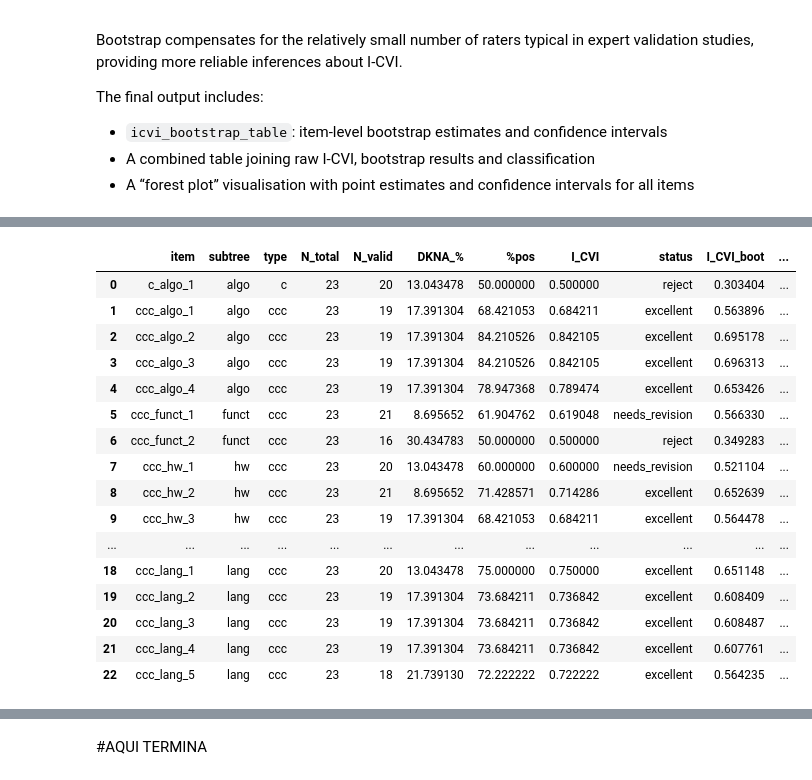
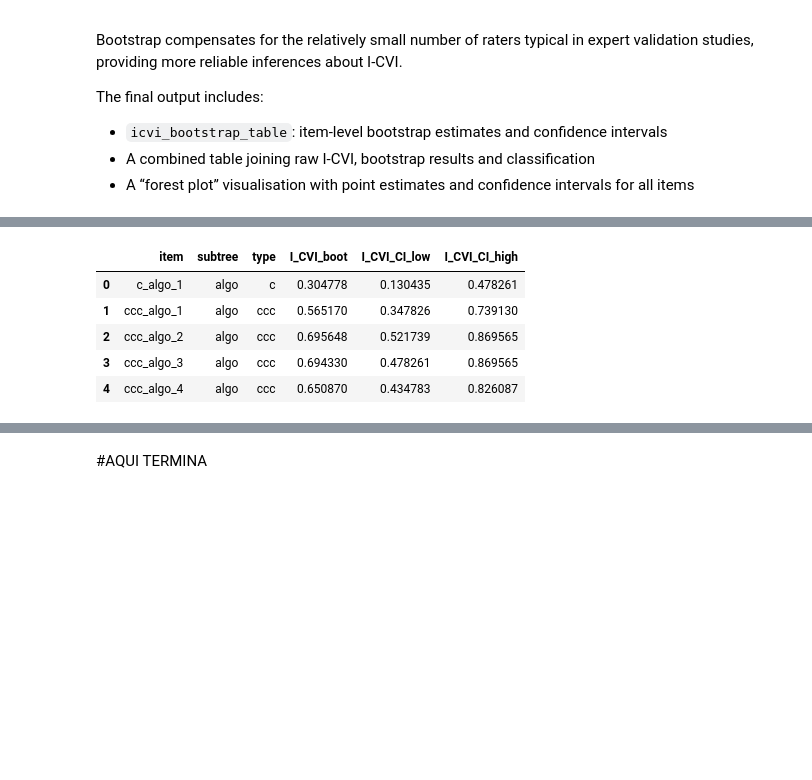
Before and after one commit to ricpdc/QSPL-Survey, a Jupyter notebook: QSE_Survey_Analysis_Colab.ipynb, the cells around one changed output, grey strips where cells are left out. Saved outputs shown, nothing was run; the diff lists cells and outputs as text; code cells hidden in the pictures; blank space fills up the shorter version.

```diff
--- a/QSE_Survey_Analysis_Colab.ipynb
+++ b/QSE_Survey_Analysis_Colab.ipynb
@@ -3526,7 +3695,59 @@ The final output includes:
 import numpy as np
 import pandas as pd
 
+# ----------------------------------------------------------------
+# 0. Ensure icvi_bootstrap_table exists; if not, compute it here
+# ----------------------------------------------------------------
+if "icvi_bootstrap_table" not in globals():
+    print("icvi_bootstrap_table not found — computing bootstrap table now...")
+
+    B = 10000  # number of bootstrap iterations
+    bootstrap_records = []
+
+    for _, row in icvi_table.iterrows():
+        item = row["item"]
+        subtree = row["subtree"]
+        type_ = row["type"]
+
+        # Extract ratings for this item
+        s = pd.to_numeric(df[item], errors="coerce").dropna()
+        if s.empty:
+            bootstrap_records.append({
+                "item": item,
+                "subtree": subtree,
+                "type": type_,
+                "I_CVI_boot": np.nan,
+                "I_CVI_CI_low": np.nan,
+                "I_CVI_CI_high": np.nan
+            })
+            continue
+
+        positive = (s == 3).astype(int)
+        N = len(positive)
+
+        boot_icvi = []
+        for _ in range(B):
+            sample = positive.sample(N, replace=True)
+            boot_icvi.append(sample.mean())
+
+        boot_icvi = np.array(boot_icvi)
+
+        bootstrap_records.append({
+            "item": item,
+            "subtree": subtree,
+            "type": type_,
+            "I_CVI_boot": boot_icvi.mean(),
+            "I_CVI_CI_low": np.percentile(boot_icvi, 2.5),
+            "I_CVI_CI_high": np.percentile(boot_icvi, 97.5)
+        })
+
+    icvi_bootstrap_table = pd.DataFrame(bootstrap_records)
+    print("Bootstrap table 'icvi_bootstrap_table' created.")
+    display(icvi_bootstrap_table.head())
+
+# ----------------------------------------------------------------
 # 1. Merge raw I-CVI with bootstrap results
+# ----------------------------------------------------------------
 icvi_full = pd.merge(
     icvi_table,
     icvi_bootstrap_table,
@@ -3534,7 +3755,9 @@ icvi_full = pd.merge(
     how="left"
 )
 
+# ----------------------------------------------------------------
 # 2. Base status from I-CVI (Point 3) with 0.55 / 0.65
+# ----------------------------------------------------------------
 def classify_base(icvi, th1=0.55, th2=0.65):
     if pd.isna(icvi):
         return "insufficient_data"
@@ -3546,7 +3769,9 @@ def classify_base(icvi, th1=0.55, th2=0.65):
 
 icvi_full["status_base"] = icvi_full["I_CVI"].apply(classify_base)
 
+# ----------------------------------------------------------------
 # 3. CI-based status (Point 4) with 0.55 / 0.65
+# ----------------------------------------------------------------
 def classify_by_ci(row, th1=0.55, th2=0.65):
     low = row["I_CVI_CI_low"]
     high = row["I_CVI_CI_high"]
@@ -3562,13 +3787,17 @@ def classify_by_ci(row, th1=0.55, th2=0.65):
 
 icvi_full["status_ci"] = icvi_full.apply(classify_by_ci, axis=1)
 
+# ----------------------------------------------------------------
 # 4. Optional final combined label
+# ----------------------------------------------------------------
 def combine(row):
     return f"{row['status_base']} | {row['status_ci']}"
 
 icvi_full["status_final"] = icvi_full.apply(combine, axis=1)
 
-# 5. Sorting
+# ----------------------------------------------------------------
+# 5. Sorting and display
+# ----------------------------------------------------------------
 icvi_full = icvi_full.sort_values(
     ["subtree", "type", "item"]
 ).reset_index(drop=True)
@@ -3580,17 +3810,6 @@ display(icvi_full)
-|  | item | subtree | type | N_total | N_valid | DKNA_% | %pos | I_CVI | status | I_CVI_boot | ... |
-| 0 | c_algo_1 | algo | c | 23 | 20 | 13.043478 | 50.000000 | 0.500000 | reject | 0.303404 | ... |
-| 1 | ccc_algo_1 | algo | ccc | 23 | 19 | 17.391304 | 68.421053 | 0.684211 | excellent | 0.563896 | ... |
-| 2 | ccc_algo_2 | algo | ccc | 23 | 19 | 17.391304 | 84.210526 | 0.842105 | excellent | 0.695178 | ... |
-| 3 | ccc_algo_3 | algo | ccc | 23 | 19 | 17.391304 | 84.210526 | 0.842105 | excellent | 0.696313 | ... |
-| 4 | ccc_algo_4 | algo | ccc | 23 | 19 | 17.391304 | 78.947368 | 0.789474 | excellent | 0.653426 | ... |
-| 5 | ccc_funct_1 | funct | ccc | 23 | 21 | 8.695652 | 61.904762 | 0.619048 | needs_revision | 0.566330 | ... |
-| 6 | ccc_funct_2 | funct | ccc | 23 | 16 | 30.434783 | 50.000000 | 0.500000 | reject | 0.349283 | ... |
-| 7 | ccc_hw_1 | hw | ccc | 23 | 20 | 13.043478 | 60.000000 | 0.600000 | needs_revision | 0.521104 | ... |
-| 8 | ccc_hw_2 | hw | ccc | 23 | 21 | 8.695652 | 71.428571 | 0.714286 | excellent | 0.652639 | ... |
-| 9 | ccc_hw_3 | hw | ccc | 23 | 19 | 17.391304 | 68.421053 | 0.684211 | excellent | 0.564478 | ... |
-| ... | ... | ... | ... | ... | ... | ... | ... | ... | ... | ... | ... |
-| 18 | ccc_lang_1 | lang | ccc | 23 | 20 | 13.043478 | 75.000000 | 0.750000 | excellent | 0.651148 | ... |
-| 19 | ccc_lang_2 | lang | ccc | 23 | 19 | 17.391304 | 73.684211 | 0.736842 | excellent | 0.608409 | ... |
-| 20 | ccc_lang_3 | lang | ccc | 23 | 19 | 17.391304 | 73.684211 | 0.736842 | excellent | 0.608487 | ... |
-| 21 | ccc_lang_4 | lang | ccc | 23 | 19 | 17.391304 | 73.684211 | 0.736842 | excellent | 0.607761 | ... |
-| 22 | ccc_lang_5 | lang | ccc | 23 | 18 | 21.739130 | 72.222222 | 0.722222 | excellent | 0.564235 | ... |
+|  | item | subtree | type | I_CVI_boot | I_CVI_CI_low | I_CVI_CI_high |
+| 0 | c_algo_1 | algo | c | 0.304778 | 0.130435 | 0.478261 |
+| 1 | ccc_algo_1 | algo | ccc | 0.565170 | 0.347826 | 0.739130 |
+| 2 | ccc_algo_2 | algo | ccc | 0.695648 | 0.521739 | 0.869565 |
+| 3 | ccc_algo_3 | algo | ccc | 0.694330 | 0.478261 | 0.869565 |
+| 4 | ccc_algo_4 | algo | ccc | 0.650870 | 0.434783 | 0.826087 |
```
Also changed, not shown: parts of 9 cells of this notebook.
